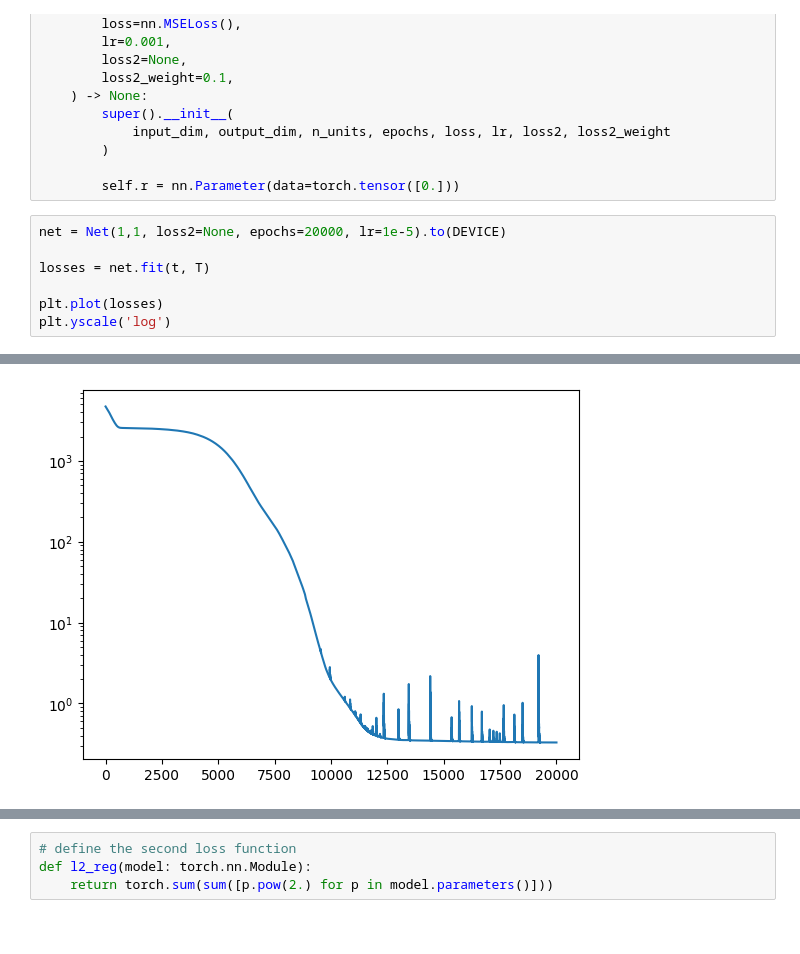
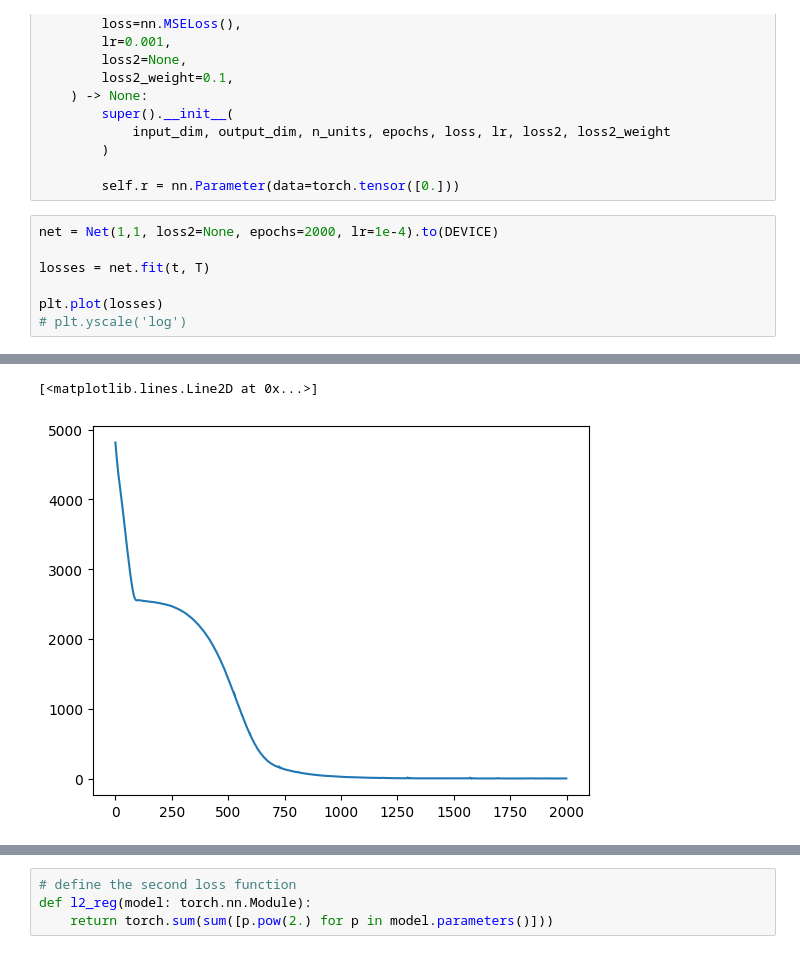
Before and after one commit to geo-smart/mlgeo, a Jupyter notebook: book/Chapter4-DeepLearning/mlgeo_4.7_PINN.ipynb, the cells around one changed output, grey strips where cells are left out. Drawn from its saved outputs; the diff is of its cells as text.

```diff
--- a/book/Chapter4-DeepLearning/mlgeo_4.7_PINN.ipynb
+++ b/book/Chapter4-DeepLearning/mlgeo_4.7_PINN.ipynb
@@ -200,10 +200,10 @@ class NetDiscovery(Net):
 
         self.r = nn.Parameter(data=torch.tensor([0.]))
 # %%
-net = Net(1,1, loss2=None, epochs=20000, lr=1e-5).to(DEVICE)
+net = Net(1,1, loss2=None, epochs=2000, lr=1e-4).to(DEVICE)
 
 losses = net.fit(t, T)
 
 plt.plot(losses)
-plt.yscale('log')
+# plt.yscale('log')
 # %% [output]
@@ -220 +220,2 @@ Epoch 18000/20000, loss: 0.33
+[<matplotlib.lines.Line2D at 0x...>]
-[figure, old version]
+[figure, new version]
```
Also changed, not shown: parts of 5 cells of this notebook, 13 other files.
